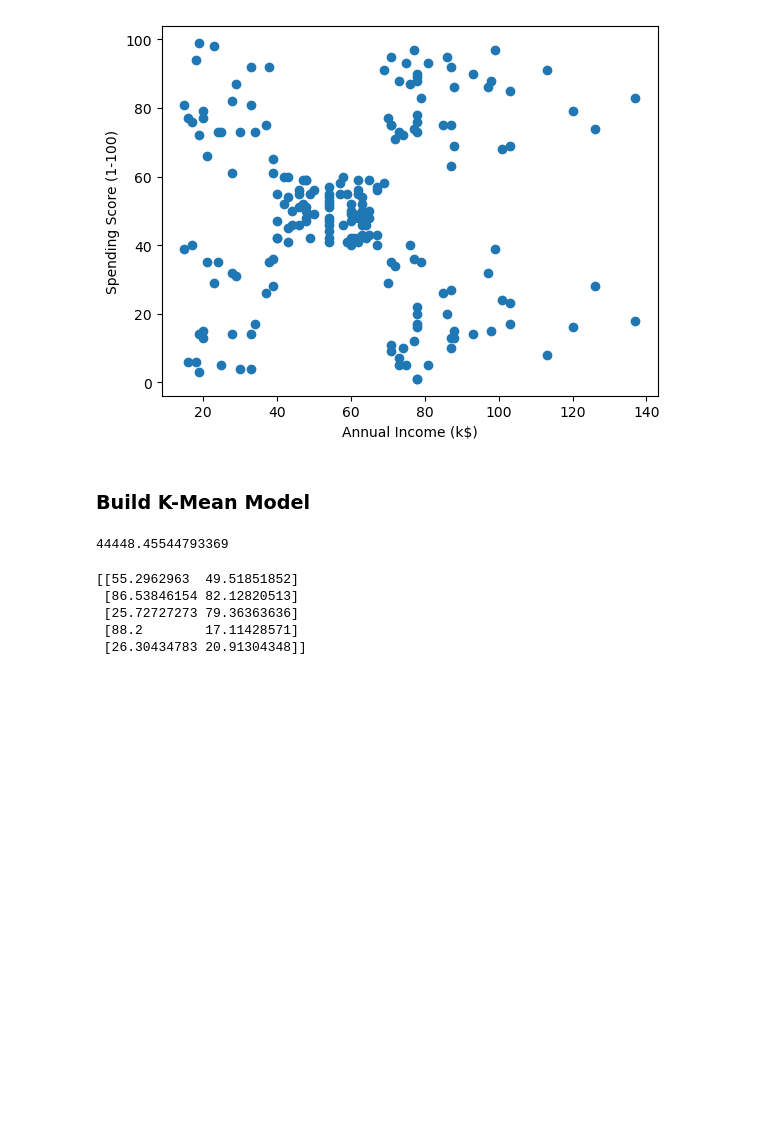
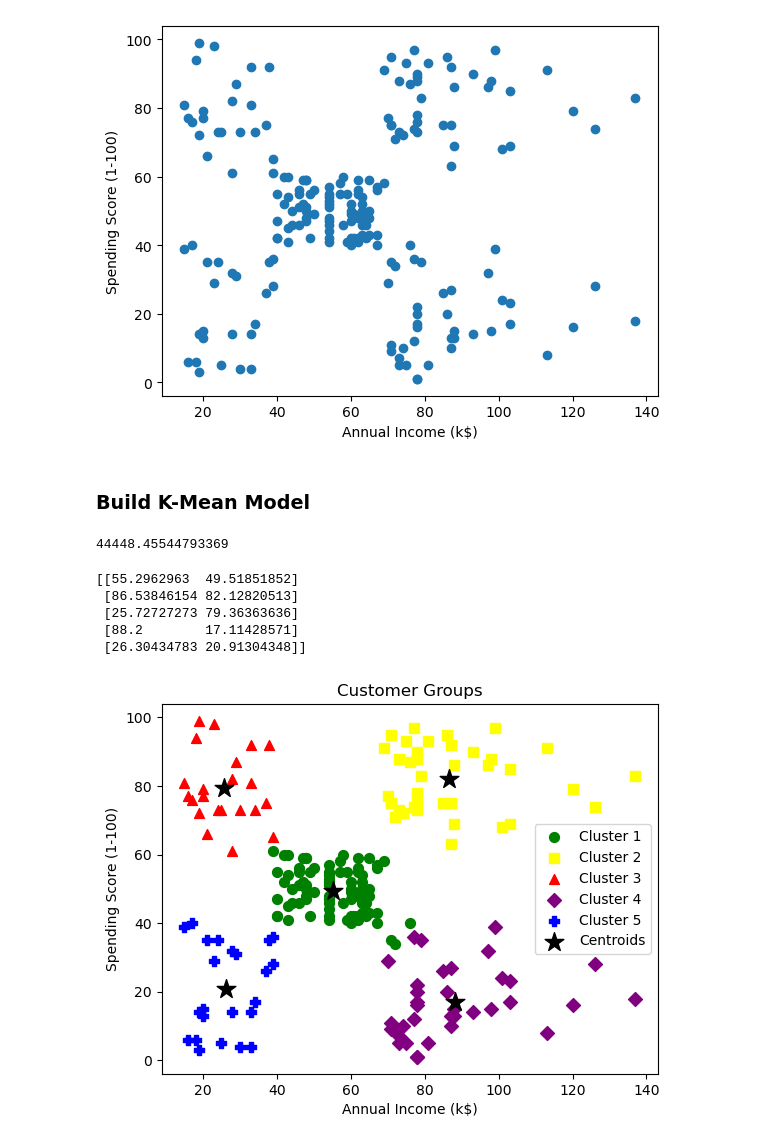
Before and after one commit to horacekangholie/ml-k-mean-clustering, a Jupyter notebook: notebooks/customer_segmentation.ipynb, the cells around one changed output. Saved outputs shown, nothing was run; the diff lists cells and outputs as text; code cells hidden in the pictures; blank space fills up the shorter version.

```diff
--- a/notebooks/customer_segmentation.ipynb
+++ b/notebooks/customer_segmentation.ipynb
@@ -43,3 +43,30 @@ print(kmeansModel.cluster_centers_)
  [25.72727273 79.36363636]
  [88.2        17.11428571]
  [26.30434783 20.91304348]]
+# %%
+import matplotlib.pyplot as plt
+
+# Plot each cluster with a unique color & marker
+plt.scatter(X[clusters_pred == 0, 0], X[clusters_pred == 0, 1],
+            s=50, c='green',  marker='o', label='Cluster 1')
+plt.scatter(X[clusters_pred == 1, 0], X[clusters_pred == 1, 1],
+            s=50, c='yellow', marker='s', label='Cluster 2')
+plt.scatter(X[clusters_pred == 2, 0], X[clusters_pred == 2, 1],
+            s=50, c='red',    marker='^', label='Cluster 3')
+plt.scatter(X[clusters_pred == 3, 0], X[clusters_pred == 3, 1],
+            s=50, c='purple', marker='D', label='Cluster 4')
+plt.scatter(X[clusters_pred == 4, 0], X[clusters_pred == 4, 1],
+            s=50, c='blue',   marker='P', label='Cluster 5')
+
+# Plot the centroids
+plt.scatter(kmeansModel.cluster_centers_[:, 0],
+            kmeansModel.cluster_centers_[:, 1],
+            s=200, c='black', marker='*', label='Centroids')
+
+plt.title('Customer Groups')
+plt.xlabel('Annual Income (k$)')
+plt.ylabel('Spending Score (1-100)')
+plt.legend()
+plt.show()
+# %% [output]
+[figure, added]
```
Also changed, not shown: 2 other files.
